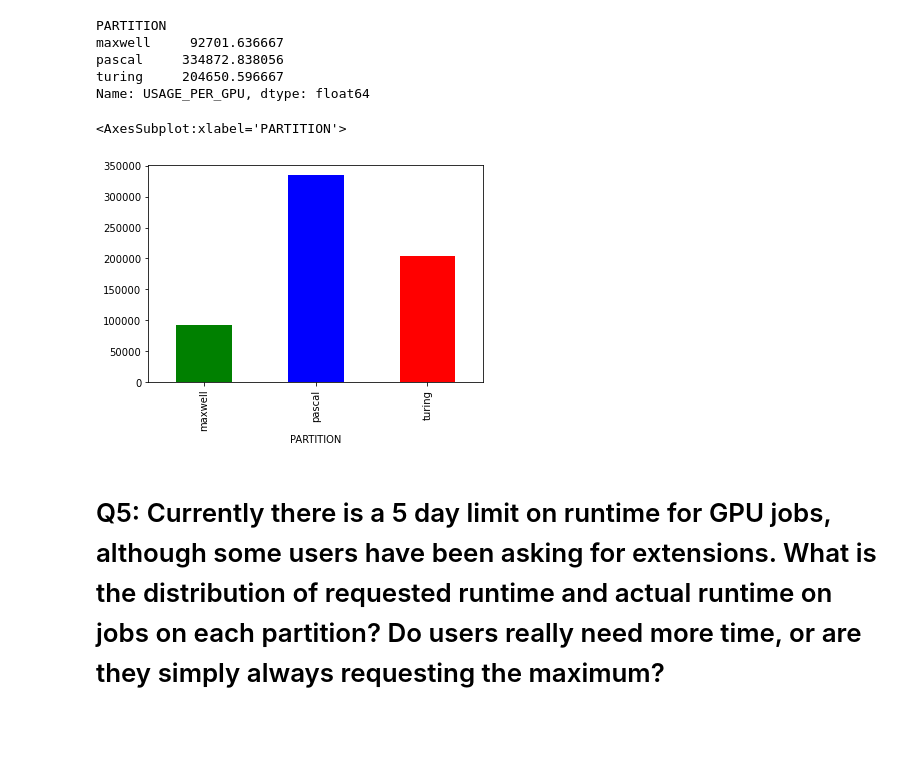
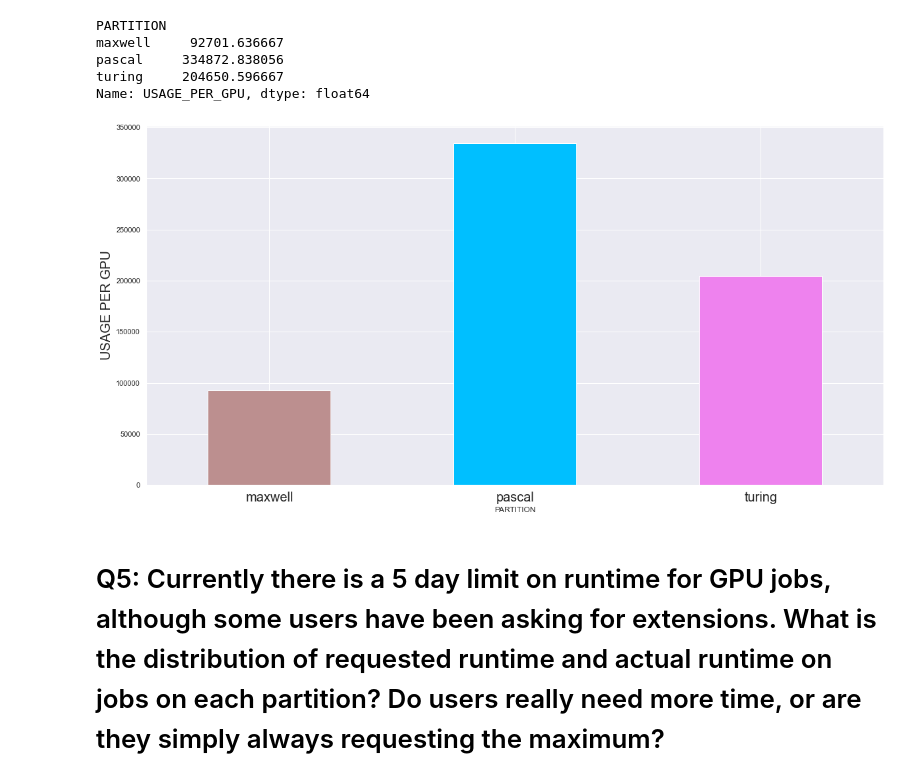
Before and after one commit to ashamaheshwari/accre_vanderbilt_project, a Jupyter notebook: twix_q3_q5.ipynb, the cells around one changed output. Drawn from its saved outputs; the diff is of its cells as text; code cells hidden in the pictures; blank space fills up the shorter version.

Commit message:
updated notebook and visuals

```diff
--- a/twix_q3_q5.ipynb
+++ b/twix_q3_q5.ipynb
@@ -165,10 +165,12 @@ pascal     334872.838056
 turing     204650.596667
 Name: USAGE_PER_GPU, dtype: float64
 # %%
-res.plot(kind='bar', color=['green', 'blue', "red"])
+res.plot(kind='bar', color=['rosybrown', 'deepskyblue', "violet"])
+plt.xticks(rotation = 0 , fontsize = 20, labels=None)
+plt.ylabel("USAGE PER GPU", fontsize = 20);
+plt.savefig('USAGE_PER_GPU.png', dpi = 150);
 # %% [output]
-<AxesSubplot:xlabel='PARTITION'>
-[figure, old version]
+[figure, new version]
 # %% [markdown]
 # Q5: Currently there is a 5 day limit on runtime for GPU jobs, although some users have been asking for extensions. What is the distribution of requested runtime and actual runtime on jobs on each partition? Do users really need more time, or are they simply always requesting the maximum?
 # %%
```
Also changed, not shown: parts of 9 cells of this notebook, 2 other files.
